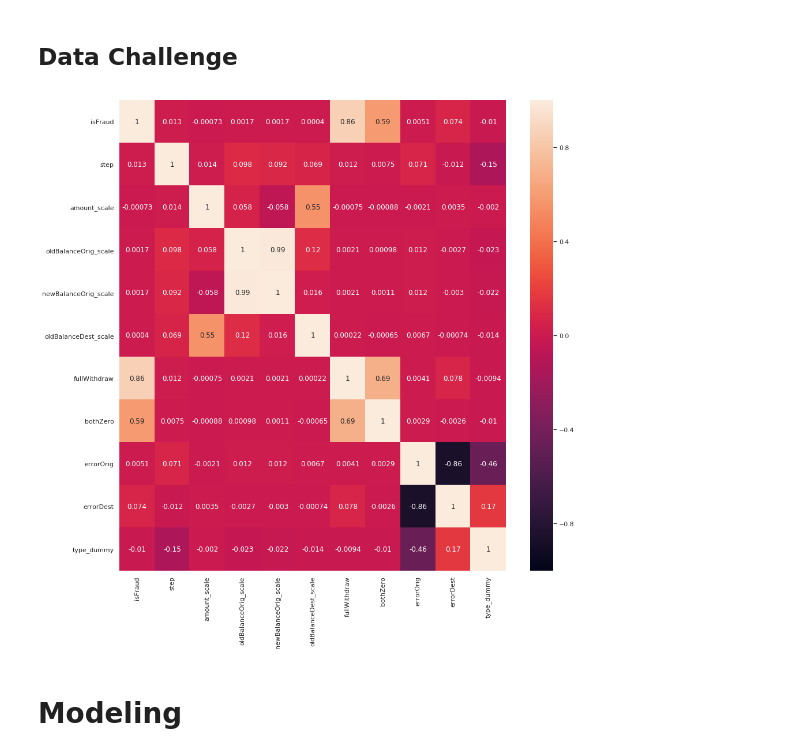
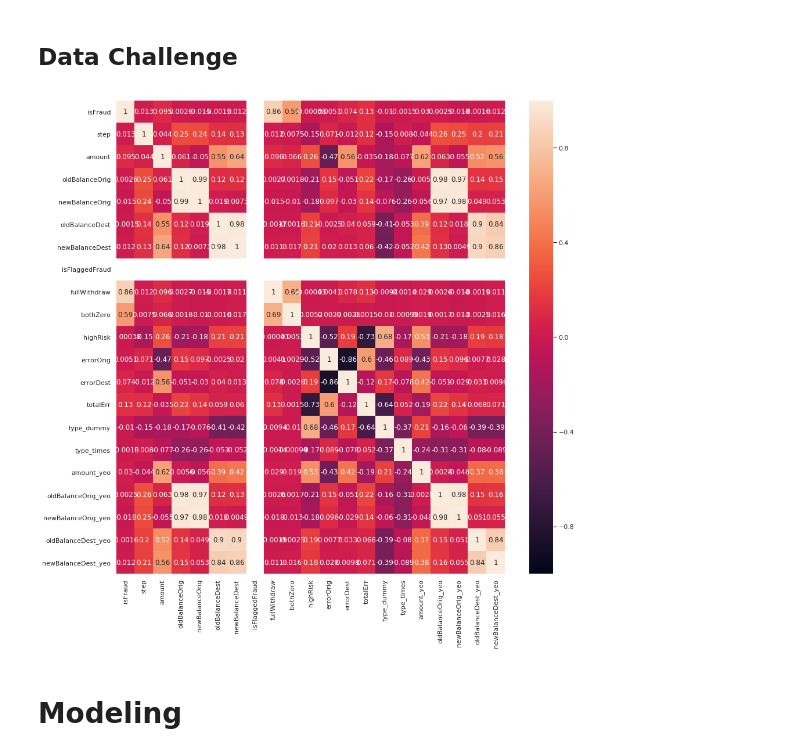
Before and after one commit to AdrianDiez/MobileFraud, a Jupyter notebook: Fraud_Detection.ipynb, the cells around one changed output. Drawn from its saved outputs; the diff is of its cells as text; code cells hidden in the pictures.

```diff
--- a/Fraud_Detection.ipynb
+++ b/Fraud_Detection.ipynb
@@ -498,3 +524,8 @@ Wall time: 81.3 ms
 ## depends on the total percentage of that variable.
 values = df.type.value_counts() / df.type.value_counts().sum()
 df = df.join(values, on='type', rsuffix='_dummy')
+# %%
+array = power_transform(df[['amount','oldBalanceOrig','newBalanceOrig','oldBalanceDest','newBalanceDest']], method='yeo-johnson',copy=True)
+pd_yeo = pd.DataFrame(data=[*array], columns= ['amount_yeo','oldBalanceOrig_yeo','newBalanceOrig_yeo','oldBalanceDest_yeo','newBalanceDest_yeo'])
+# %%
+df = pd.concat([df, pd_yeo], axis=1)
@@ -501 +560,3 @@ df = df.join(values, on='type', rsuffix='_dummy')
+# %%
+df = df.join(df[['type','nameDest']].groupby('nameDest').count(), on='nameDest',rsuffix='_times')
 # %%
@@ -521,7 +582,7 @@ trainY = df[df.index.isin(trainX.index.to_list())][target]
 testY = df[df.index.isin(testX.index.to_list())][target]
 
 ## We get the features that matter for us. Excluding target, id and our variable train.
-X_cols = [c for c in df[num_cols].columns if c not in [target, 'Id', 'train', 'isFlaggedFraud']]
+X_cols = [c for c in df[num_cols].columns if c not in [target, 'Id', 'train']]
 
 trainX = trainX[X_cols]
 testX = testX[X_cols]
@@ -546,12 +607,12 @@ ml_df = pd.concat([trainY, trainX_kbest], axis =1)
 ## Data Challenge
 # %%
 plt.figure(figsize=(15,15))
-sns.heatmap(pd.concat([trainY, trainX_kbest], axis=1).corr(), vmin=-1, vmax=1, annot=True)
+sns.heatmap(pd.concat([trainY, trainX], axis=1).corr(), vmin=-1, vmax=1, annot=True)
 plt.show()
 
 ## We have some of our variables fullWithdraw and bothZero that are highly correlated with the target
 ## In this case since the varaibales are simulated is probably caused by the algorithm that defines
 ## isFraud. We will keep them in the model but eventually we will see the impact of removing them.
 # %% [output]
-[figure, old version]
+[figure, new version]
 # %%
```
Also changed, not shown: parts of 34 cells of this notebook.
